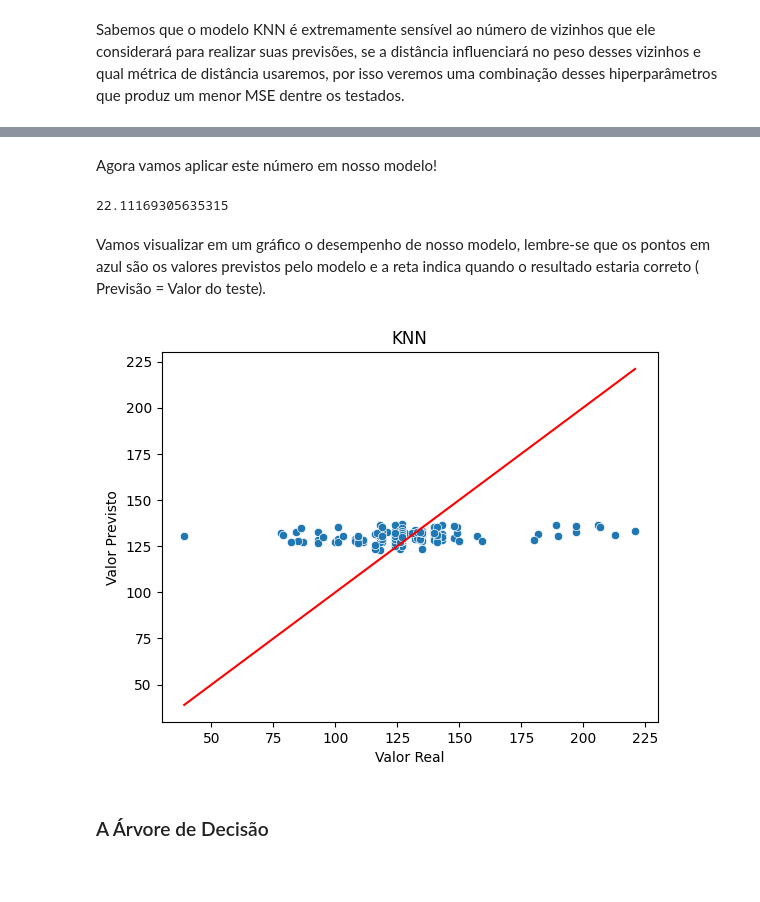
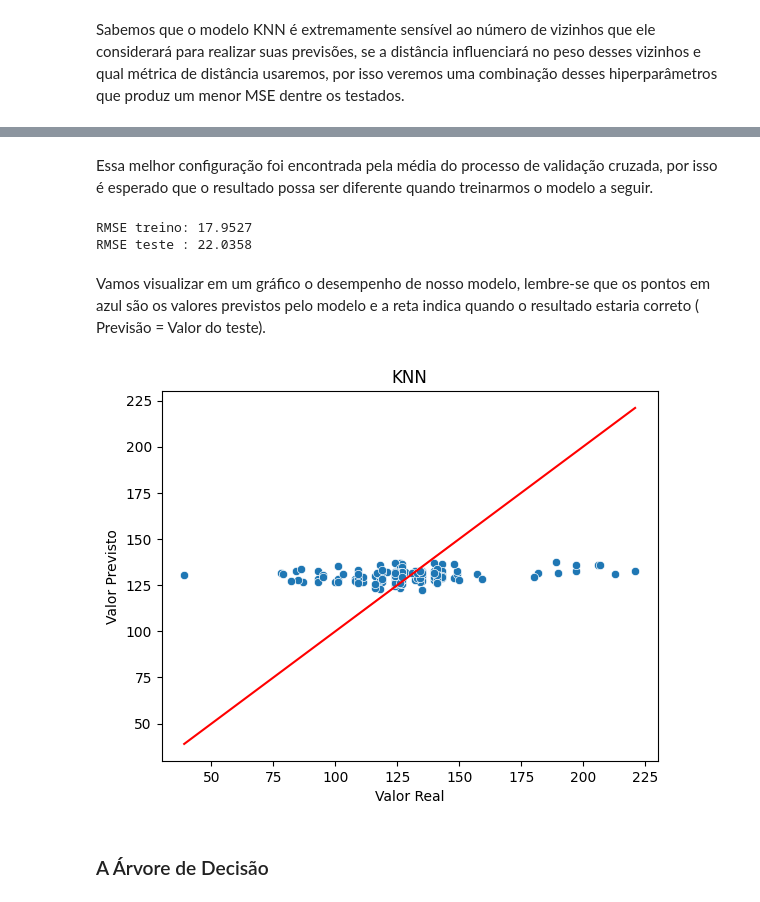
Before and after one commit to drcassar/biblioteca_real, a Jupyter notebook: Aprendizado de Máquina/Modelos de Comitê e Meta Aprendizado/T26 - Gabriel de Oliveira Paiva/T26 - Gabriel de Oliveira Paiva.ipynb, the cells around one changed output, grey strips where cells are left out. Cells and saved outputs as stored; diff of their text form; code cells hidden in the pictures; blank space fills up the shorter version.

```diff
--- a/Aprendizado de Máquina/Modelos de Comitê e Meta Aprendizado/T26 - Gabriel de Oliveira Paiva/T26 - Gabriel de Oliveira Paiva.ipynb
+++ b/Aprendizado de Máquina/Modelos de Comitê e Meta Aprendizado/T26 - Gabriel de Oliveira Paiva/T26 - Gabriel de Oliveira Paiva.ipynb
@@ -454,38 +499,39 @@ Melhor RMSE: 18.1720
-# %% [markdown]
-Agora vamos aplicar este número em nosso modelo!
-# %%
-knn = buscador.best_estimator_
-
-y_pred_knn = knn.predict(X_teste)
-
-rmse = root_mean_squared_error(
-    y_teste,
-    y_pred_knn
-)
-
-print(rmse)
-# %% [output]
-22.11169305635315
+# %% [markdown]
+Essa melhor configuração foi encontrada pela média do processo de validação cruzada, por isso é esperado que o resultado possa ser diferente quando treinarmos o modelo a seguir.
+# %%
+# Previsões
+y_pred_treino_knn= knn.predict(X_treino)
+y_pred_teste_knn = knn.predict(X_teste)
+
+# RMSE
+rmse_treino_knn = root_mean_squared_error(y_treino, y_pred_treino_knn)
+rmse_teste_knn = root_mean_squared_error(y_teste, y_pred_teste_knn)
+
+print(f"RMSE treino: {rmse_treino_knn:.4f}")
+print(f"RMSE teste : {rmse_teste_knn:.4f}")
+# %% [output]
+RMSE treino: 17.9527
+RMSE teste : 22.0358
 # %% [markdown]
 Vamos visualizar em um gráfico o desempenho de nosso modelo, lembre-se que os pontos em azul são os valores previstos pelo modelo e a reta indica quando o resultado estaria correto ( Previsão = Valor do teste).
 # %%
 sns.scatterplot(
     x=y_teste,
-    y=y_pred_knn
+    y=y_pred_teste_knn
 )
 
 sns.lineplot(
     x=y_teste,
     y=y_teste,
     color="red"
 )
 
 plt.xlabel("Valor Real")
 plt.ylabel("Valor Previsto")
 plt.title("KNN")
 plt.show()
 # %% [output]
-[figure, old version]
+[figure, new version]
 # %% [markdown]
 ### A Árvore de Decisão
 # %% [markdown]
```
Also changed, not shown: parts of 49 cells of this notebook.
